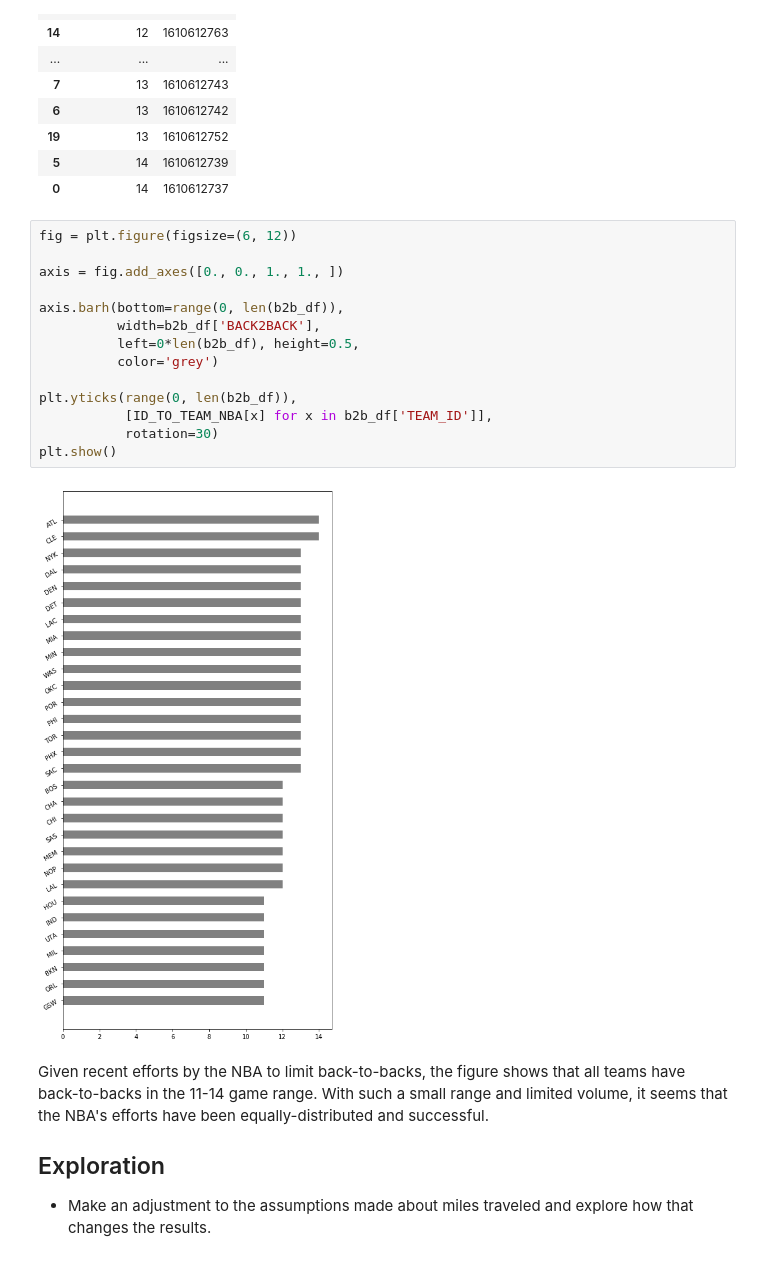
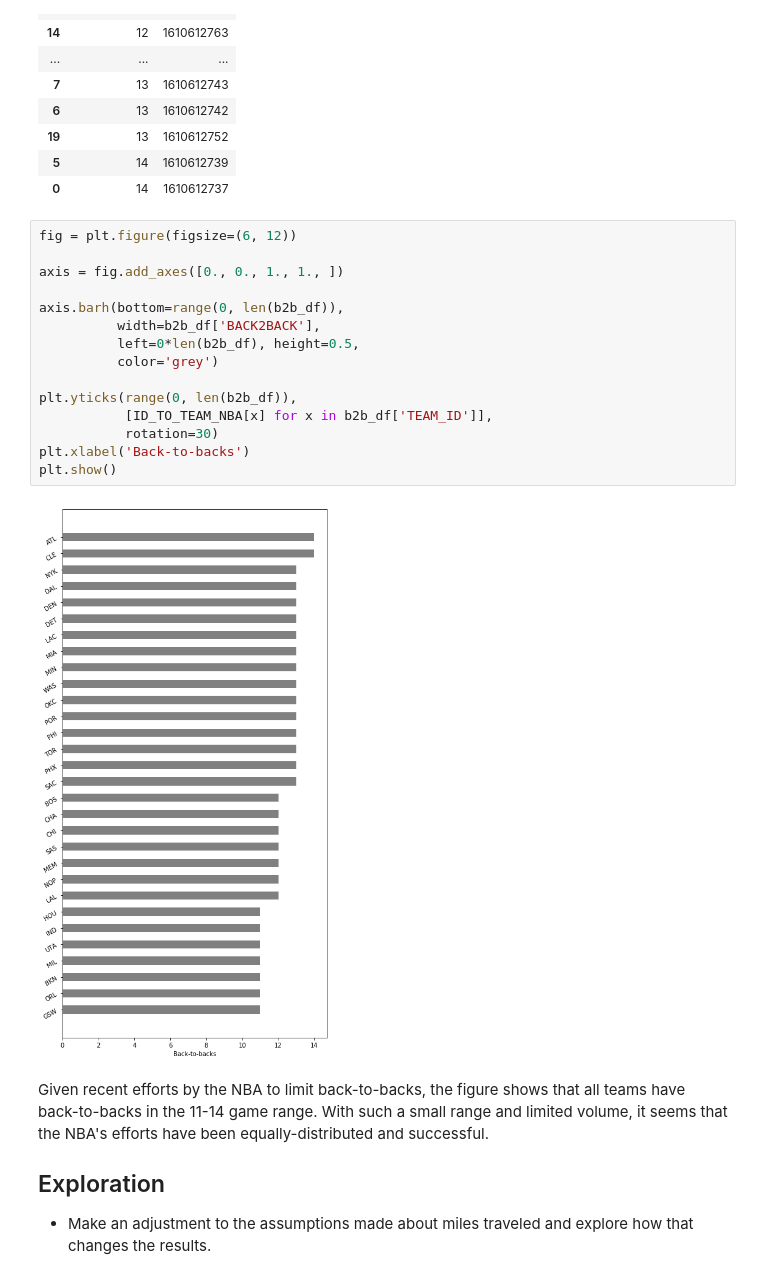
Before and after one commit to basketballrelativity/team_travel, a Jupyter notebook: team_travel.ipynb, the cells around one changed output. Saved outputs shown, nothing was run; the diff lists cells and outputs as text.

```diff
--- a/team_travel.ipynb
+++ b/team_travel.ipynb
@@ -244,19 +245,20 @@ b2b_df
 # %%
 fig = plt.figure(figsize=(6, 12))
 
 axis = fig.add_axes([0., 0., 1., 1., ])
 
 axis.barh(bottom=range(0, len(b2b_df)),
           width=b2b_df['BACK2BACK'],
           left=0*len(b2b_df), height=0.5,
           color='grey')
 
 plt.yticks(range(0, len(b2b_df)),
            [ID_TO_TEAM_NBA[x] for x in b2b_df['TEAM_ID']],
            rotation=30)
+plt.xlabel('Back-to-backs')
 plt.show()
 # %% [output]
-[figure, old version]
+[figure, new version]
 # %% [markdown]
 Given recent efforts by the NBA to limit back-to-backs, the figure shows that all teams have back-to-backs in the 11-14 game range. With such a small range and limited volume, it seems that the NBA's efforts have been equally-distributed and successful.
 
```
Also changed, not shown: parts of 1 cell of this notebook.
